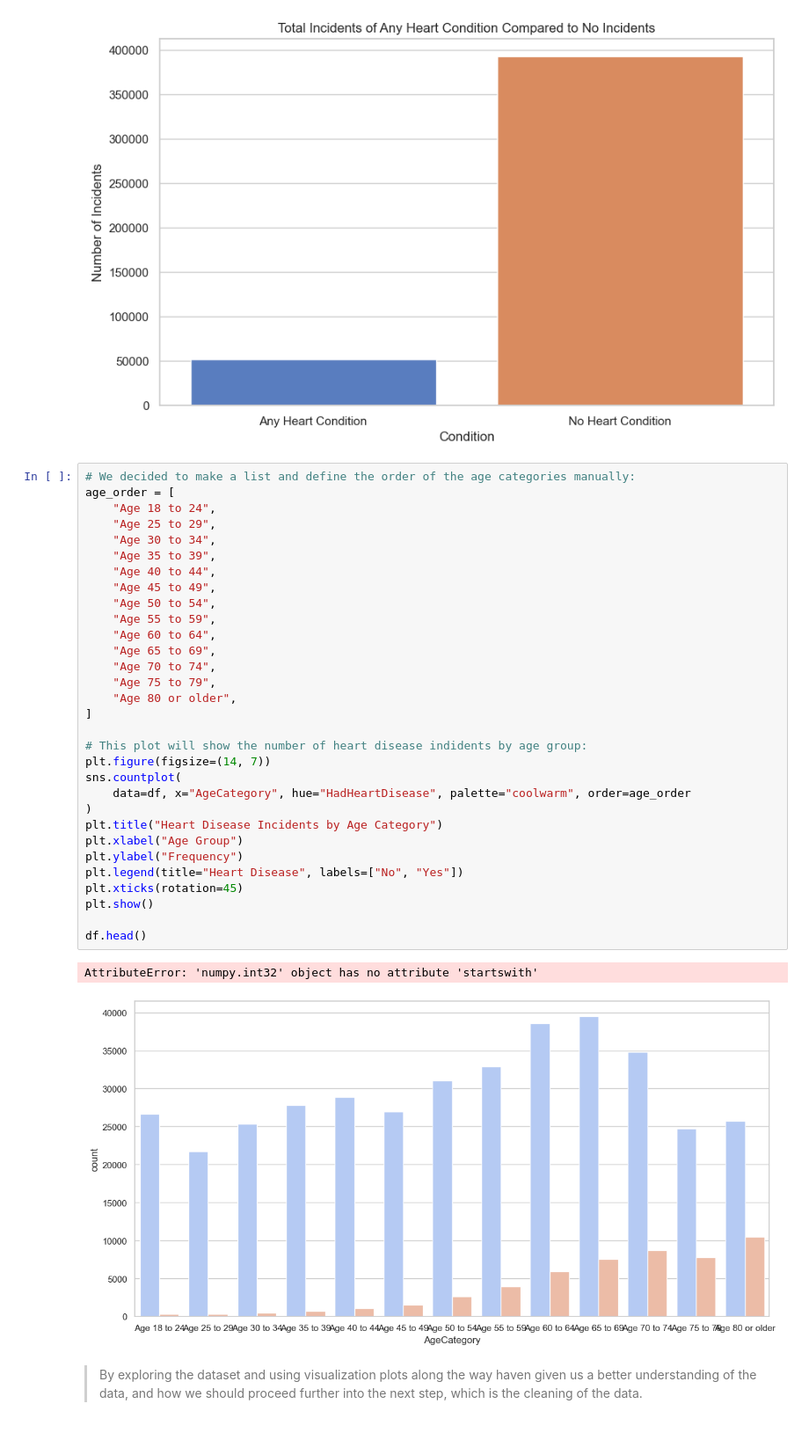
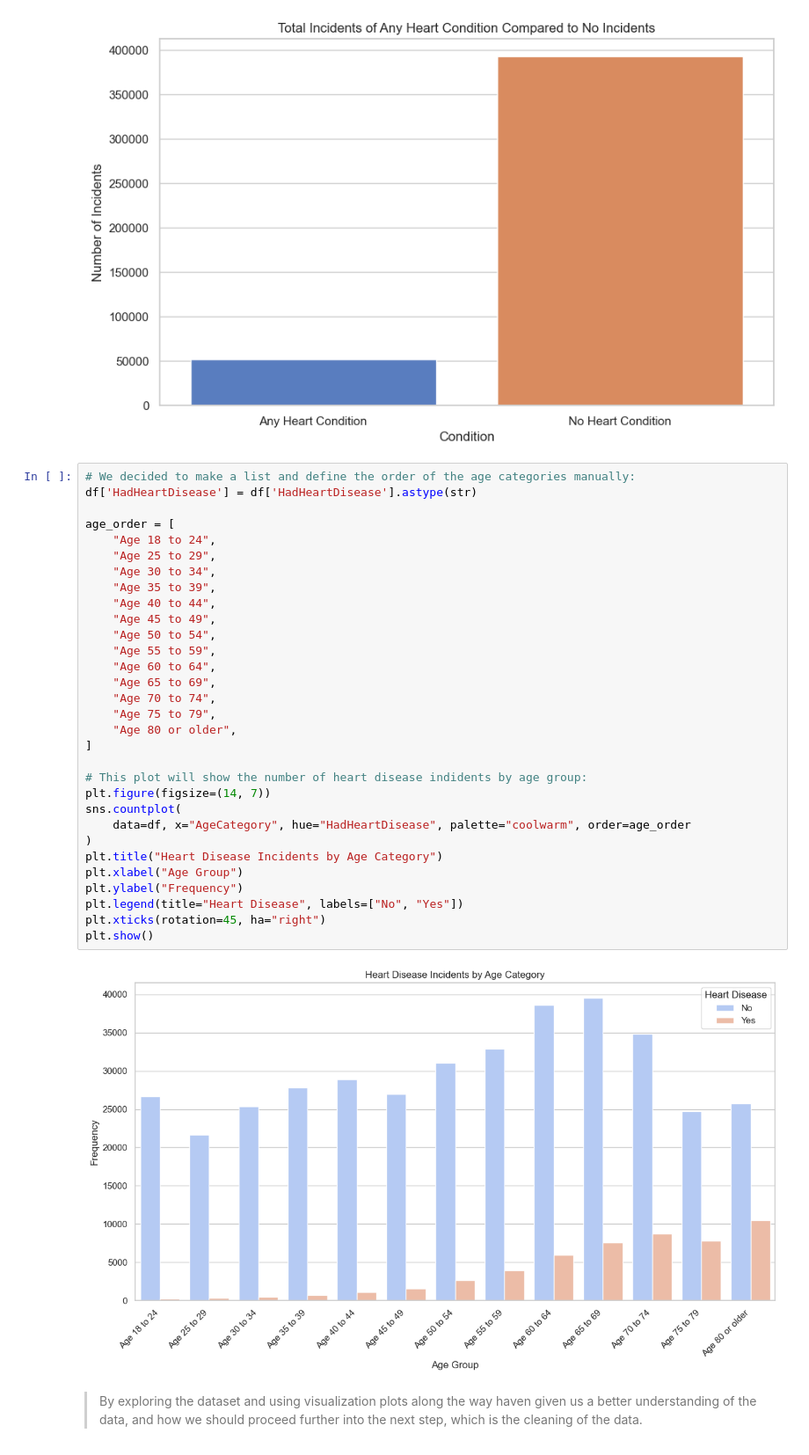
Before and after one commit to christofferPerch/AI-ML_Exam, a Jupyter notebook: code/data_wrangling/data_exploration.ipynb, the cells around one changed output. Shown at 88% size. Saved outputs shown, nothing was run; the diff lists cells and outputs as text.

```diff
--- a/code/data_wrangling/data_exploration.ipynb
+++ b/code/data_wrangling/data_exploration.ipynb
@@ -159,37 +159,36 @@ plt.show()
 [figure]
 # %%
 # We decided to make a list and define the order of the age categories manually:
+df['HadHeartDisease'] = df['HadHeartDisease'].astype(str)
+
 age_order = [
     "Age 18 to 24",
     "Age 25 to 29",
     "Age 30 to 34",
     "Age 35 to 39",
     "Age 40 to 44",
     "Age 45 to 49",
     "Age 50 to 54",
     "Age 55 to 59",
     "Age 60 to 64",
     "Age 65 to 69",
     "Age 70 to 74",
     "Age 75 to 79",
     "Age 80 or older",
 ]
 
 # This plot will show the number of heart disease indidents by age group:
 plt.figure(figsize=(14, 7))
 sns.countplot(
     data=df, x="AgeCategory", hue="HadHeartDisease", palette="coolwarm", order=age_order
 )
 plt.title("Heart Disease Incidents by Age Category")
 plt.xlabel("Age Group")
 plt.ylabel("Frequency")
 plt.legend(title="Heart Disease", labels=["No", "Yes"])
-plt.xticks(rotation=45)
+plt.xticks(rotation=45, ha="right")
 plt.show()
-
-df.head()
 # %% [output]
-AttributeError: 'numpy.int32' object has no attribute 'startswith'
-[figure, old version]
+[figure, new version]
 # %% [markdown]
 > By exploring the dataset and using visualization plots along the way haven given us a better understanding of the data, and how we should proceed further into the next step, which is the cleaning of the data.
```
